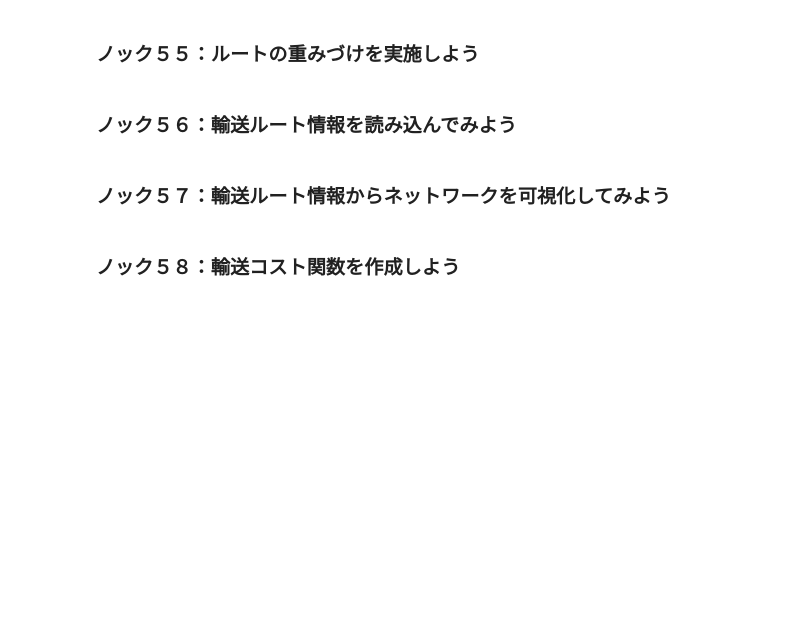
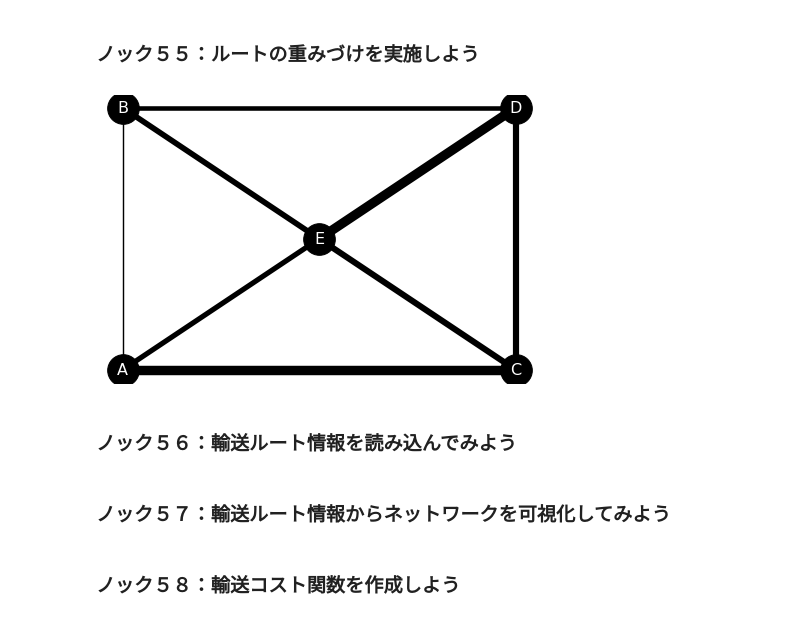
Before and after one commit to Rindrics/anlz100, a Jupyter notebook: chap6/chap6.ipynb, the cells around one changed output. Saved outputs shown, nothing was run; the diff lists cells and outputs as text; code cells hidden in the pictures; blank space fills up the shorter version.

```diff
--- a/chap6/chap6.ipynb
+++ b/chap6/chap6.ipynb
@@ -177,5 +185,39 @@ plt.show()
 # %% [markdown]
 ### ノック５５：ルートの重みづけを実施しよう
+# %%
+import pandas as pd
+import numpy as np
+import matplotlib.pyplot as plt
+import networkx as nx
+
+
+df_w = pd.read_csv('network_weight.csv')
+df_p = pd.read_csv('network_pos.csv')
+
+size = 10
+edge_weights = []
+for i in range(len(df_w)):
+    for j in range(len(df_w.columns)):
+        edge_weights.append(df_w.iloc[i][j] * size)
+
+G = nx.Graph()
+
+for i in range(len(df_w.columns)):
+    G.add_node(df_w.columns[i])
+
+for i in range(len(df_w.columns)):
+    for j in range(len(df_w.columns)):
+        G.add_edge(df_w.columns[i], df_w.columns[j])
+
+pos = {}
+for i in range(len(df_w.columns)):
+    node = df_w.columns[i]
+    pos[node] = (df_p[node][0], df_p[node][1])
+
+nx.draw(G, pos, with_labels=True, font_size=16, node_size=1000, node_color='k', font_color='w', width=edge_weights)
+plt.show()
+# %% [output]
+[figure, added]
 # %% [markdown]
 ### ノック５６：輸送ルート情報を読み込んでみよう
 # %% [markdown]
```
Also changed, not shown: parts of 1 cell of this notebook.
